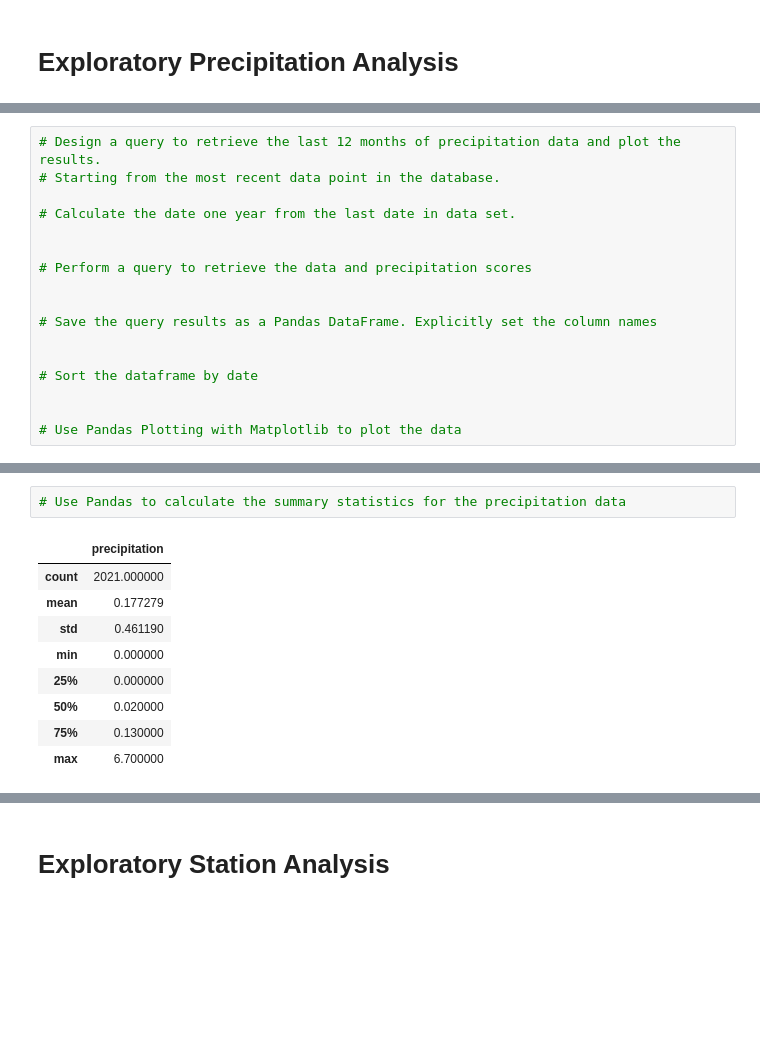
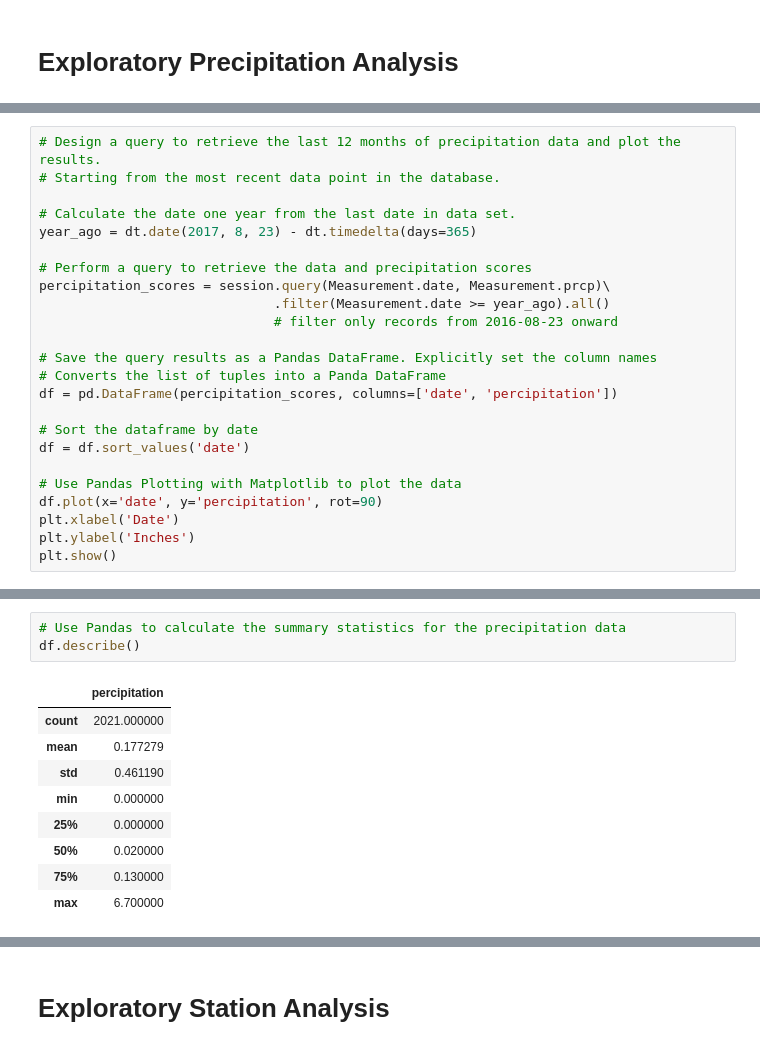
Before and after one commit to sarahryan0413/sqlalchemy-challenge, a Jupyter notebook: Starter_Code/climate_starter.ipynb, the cells around one changed output, grey strips where cells are left out. Cells and saved outputs as stored; diff of their text form; blank space fills up the shorter version.

Commit message:
completed exploratory precipitation analysis

```diff
--- a/Starter_Code/climate_starter.ipynb
+++ b/Starter_Code/climate_starter.ipynb
@@ -49,16 +53,23 @@ session = Session(engine)
 # Starting from the most recent data point in the database.
 
 # Calculate the date one year from the last date in data set.
-
+year_ago = dt.date(2017, 8, 23) - dt.timedelta(days=365)
 
 # Perform a query to retrieve the data and precipitation scores
-
+percipitation_scores = session.query(Measurement.date, Measurement.prcp)\
+                              .filter(Measurement.date >= year_ago).all()
+                              # filter only records from 2016-08-23 onward
 
 # Save the query results as a Pandas DataFrame. Explicitly set the column names
-
+# Converts the list of tuples into a Panda DataFrame
+df = pd.DataFrame(percipitation_scores, columns=['date', 'percipitation'])
 
 # Sort the dataframe by date
-
+df = df.sort_values('date')
 
 # Use Pandas Plotting with Matplotlib to plot the data
+df.plot(x='date', y='percipitation', rot=90)
+plt.xlabel('Date')
+plt.ylabel('Inches')
+plt.show()
 # %% [output]
@@ -66,8 +76,9 @@ Text(0, 0.5, 'Inches')
 [figure]
 # %%
 # Use Pandas to calculate the summary statistics for the precipitation data
+df.describe()
 # %% [output]
-|  | precipitation |
+|  | percipitation |
 | count | 2021.000000 |
 | mean | 0.177279 |
 | std | 0.461190 |
```
Also changed, not shown: parts of 4 cells of this notebook.
